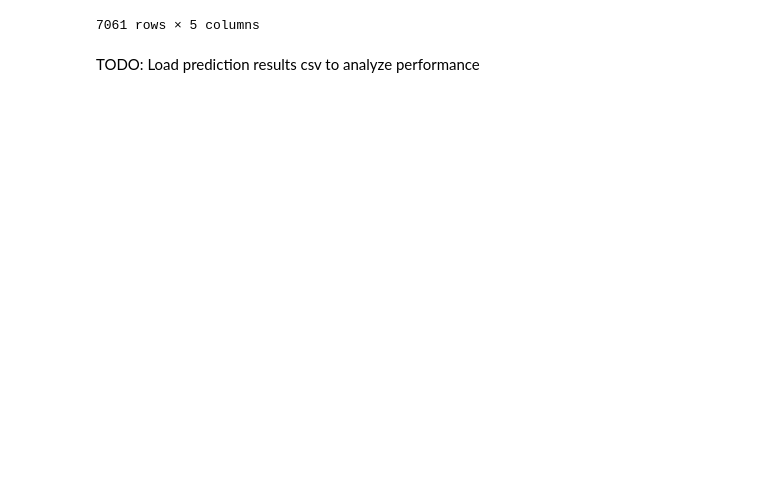
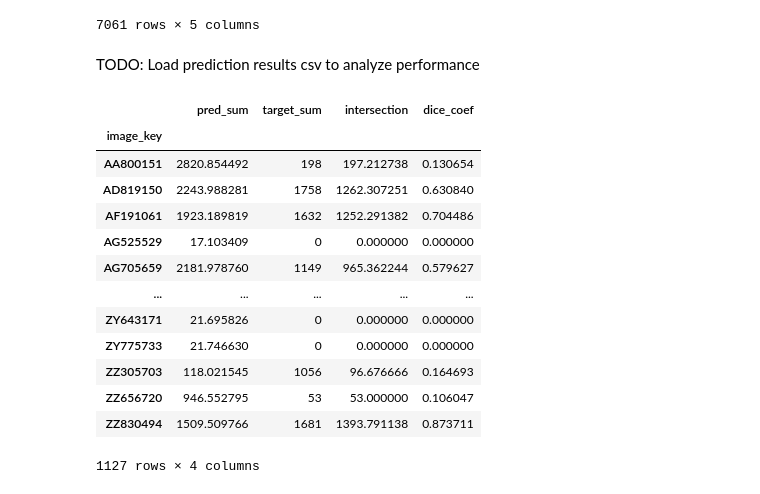
Before and after one commit to TeamEpochGithub/iv-q2-detect-kelp, a Jupyter notebook: notebooks/analyze_preds.ipynb, the cells around one changed output. Drawn from its saved outputs; the diff is of its cells as text; code cells hidden in the pictures; blank space fills up the shorter version.

```diff
--- a/notebooks/analyze_preds.ipynb
+++ b/notebooks/analyze_preds.ipynb
@@ -21,3 +23,23 @@ metadataset
 7061 rows × 5 columns
 # %% [markdown]
 TODO: Load prediction results csv to analyze performance
+# %%
+# Load the prediction results
+path = '../data/processed/results.csv'
+results = pd.read_csv(path, index_col=0)
+results
+# %% [output]
+|  | pred_sum | target_sum | intersection | dice_coef |
+| image_key |  |  |  |  |
+| AA800151 | 2820.854492 | 198 | 197.212738 | 0.130654 |
+| AD819150 | 2243.988281 | 1758 | 1262.307251 | 0.630840 |
+| AF191061 | 1923.189819 | 1632 | 1252.291382 | 0.704486 |
+| AG525529 | 17.103409 | 0 | 0.000000 | 0.000000 |
+| AG705659 | 2181.978760 | 1149 | 965.362244 | 0.579627 |
+| ... | ... | ... | ... | ... |
+| ZY643171 | 21.695826 | 0 | 0.000000 | 0.000000 |
+| ZY775733 | 21.746630 | 0 | 0.000000 | 0.000000 |
+| ZZ305703 | 118.021545 | 1056 | 96.676666 | 0.164693 |
+| ZZ656720 | 946.552795 | 53 | 53.000000 | 0.106047 |
+| ZZ830494 | 1509.509766 | 1681 | 1393.791138 | 0.873711 |
+1127 rows × 4 columns
```
Also changed, not shown: parts of 8 cells of this notebook, 1 other file.
